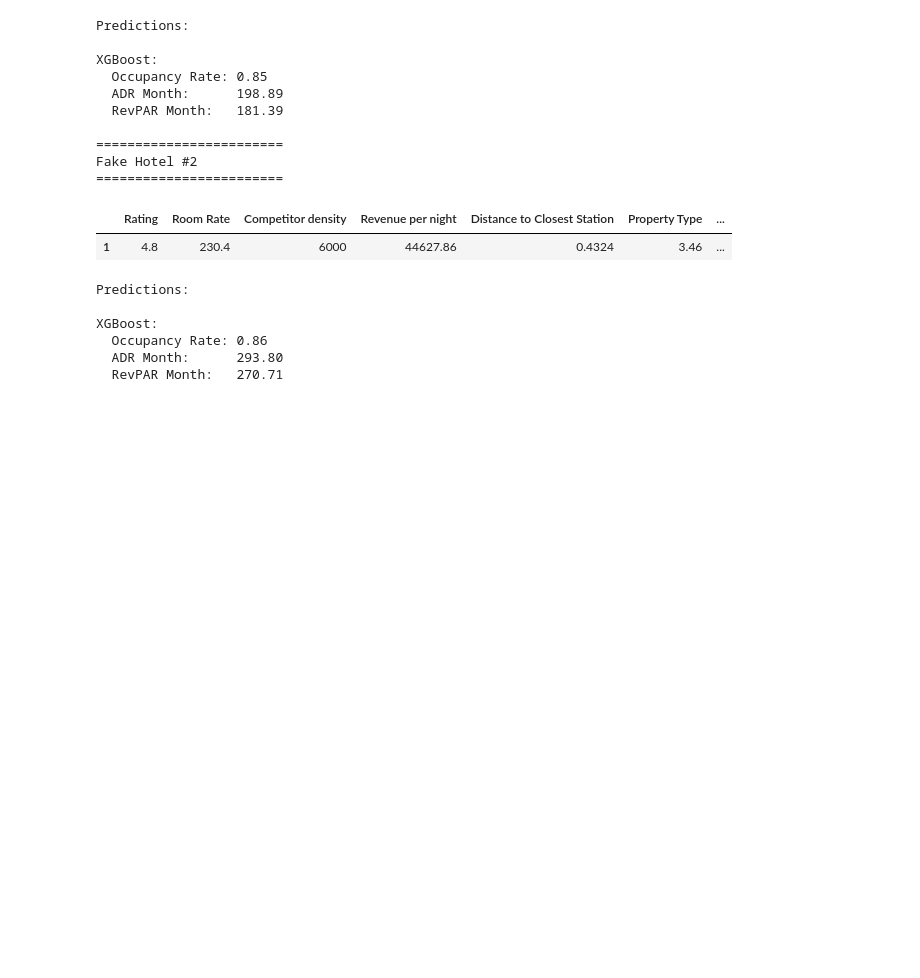
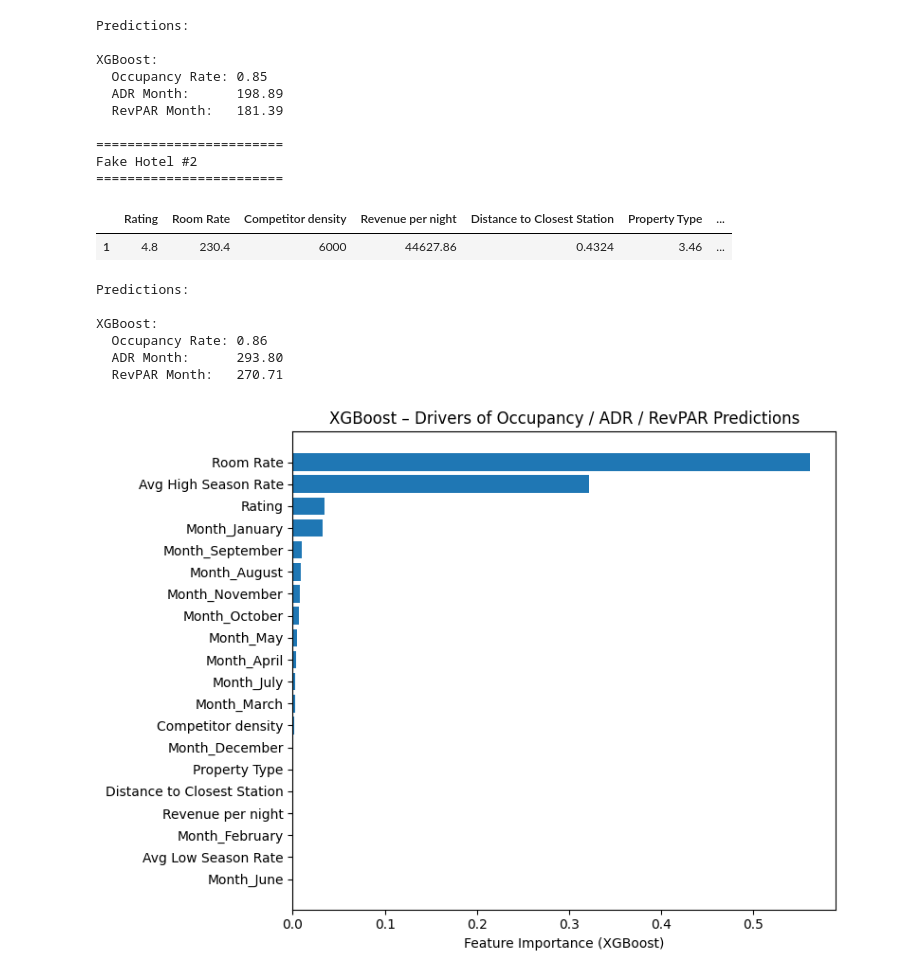
Before and after one commit to tanzilhussain/Peregrine-Consulting-Hotel-Pricing-Engine, a Jupyter notebook: Notebooks/model_training.ipynb, the cells around one changed output. Drawn from its saved outputs; the diff is of its cells as text; code cells hidden in the pictures; blank space fills up the shorter version.

Commit message:
Evaluated xgb feature importance

```diff
--- a/Notebooks/model_training.ipynb
+++ b/Notebooks/model_training.ipynb
@@ -639,3 +637,21 @@ XGBoost:
   Occupancy Rate: 0.86
   ADR Month:      293.80
   RevPAR Month:   270.71
+# %%
+## XGBOOST ANALYSIS
+# xgb.feature_importances_ has one importance per input feature
+importances = xgb.feature_importances_
+
+fi_df = pd.DataFrame({
+    "feature": X.columns,
+    "importance": importances
+}).sort_values("importance", ascending=True)
+
+plt.figure(figsize=(8, 6))
+plt.barh(fi_df["feature"], fi_df["importance"])
+plt.xlabel("Feature Importance (XGBoost)")
+plt.title("XGBoost – Drivers of Occupancy / ADR / RevPAR Predictions")
+plt.tight_layout()
+plt.show()
+# %% [output]
+[figure, added]
```
Also changed, not shown: parts of 6 cells of this notebook.
